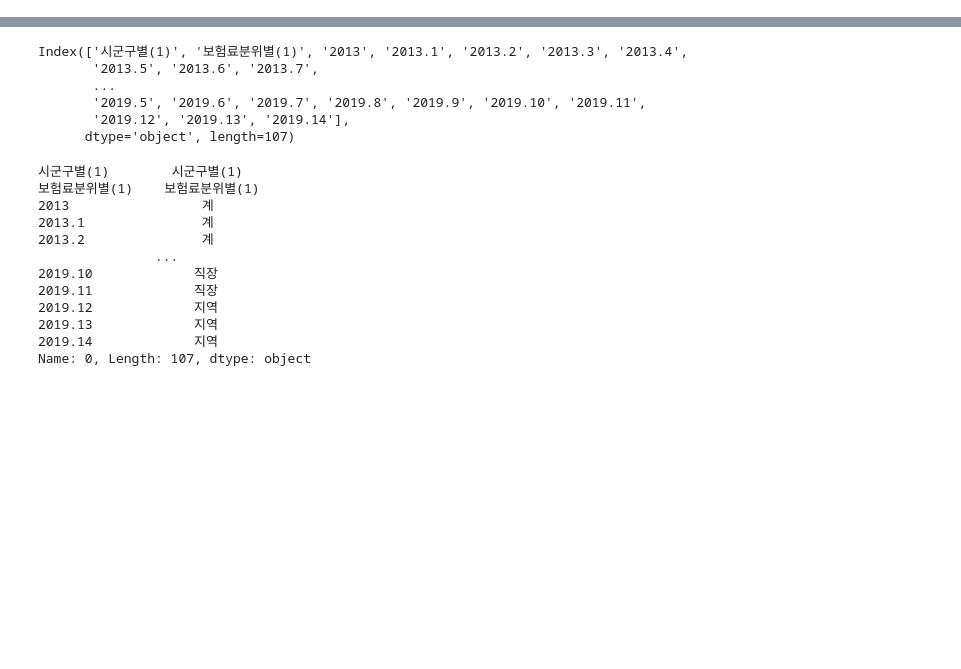
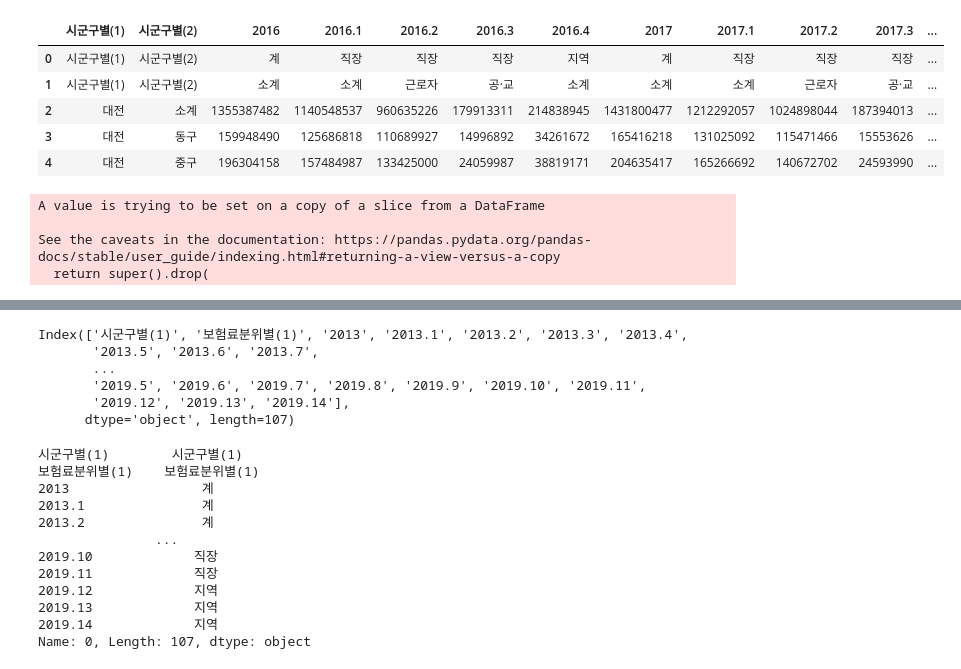
Before and after one commit to DaeGyeongYi/05_2nd_Project, a Jupyter notebook: 가구_정환/01.가구_시군구별 건강보험료.ipynb, the cells around one changed output, grey strips where cells are left out. Cells and saved outputs as stored; diff of their text form; code cells hidden in the pictures; blank space fills up the shorter version.

```diff
--- a/가구_정환/01.가구_시군구별 건강보험료.ipynb
+++ b/가구_정환/01.가구_시군구별 건강보험료.ipynb
@@ -15,0 +67,19 @@ tb_data4 = pd.read_csv(csvpath4, encoding='cp949')
+# %%
+tb_data2.head()
+# %% [output]
+|  | 시군구별(1) | 시군구별(2) | 2016 | 2016.1 | 2016.2 | 2016.3 | 2016.4 | 2017 | 2017.1 | 2017.2 | 2017.3 | ... |
+| 0 | 시군구별(1) | 시군구별(2) | 계 | 직장 | 직장 | 직장 | 지역 | 계 | 직장 | 직장 | 직장 | ... |
+| 1 | 시군구별(1) | 시군구별(2) | 소계 | 소계 | 근로자 | 공·교 | 소계 | 소계 | 소계 | 근로자 | 공·교 | ... |
+| 2 | 대전 | 소계 | 1355387482 | 1140548537 | 960635226 | 179913311 | 214838945 | 1431800477 | 1212292057 | 1024898044 | 187394013 | ... |
+| 3 | 대전 | 동구 | 159948490 | 125686818 | 110689927 | 14996892 | 34261672 | 165416218 | 131025092 | 115471466 | 15553626 | ... |
+| 4 | 대전 | 중구 | 196304158 | 157484987 | 133425000 | 24059987 | 38819171 | 204635417 | 165266692 | 140672702 | 24593990 | ... |
+# %%
+tb_data2 = tb_data2[['시군구별(1)', '시군구별(2)', '2016', '2017', '2018']]
+
+tb_data2.drop(0, inplace = True)
+tb_data2.drop(1, inplace = True)
+# %% [output]
+A value is trying to be set on a copy of a slice from a DataFrame
+
+See the caveats in the documentation: https://pandas.pydata.org/pandas-docs/stable/user_guide/indexing.html#returning-a-view-versus-a-copy
+  return super().drop(
```
Also changed, not shown: parts of 25 cells of this notebook, 5 other files.
